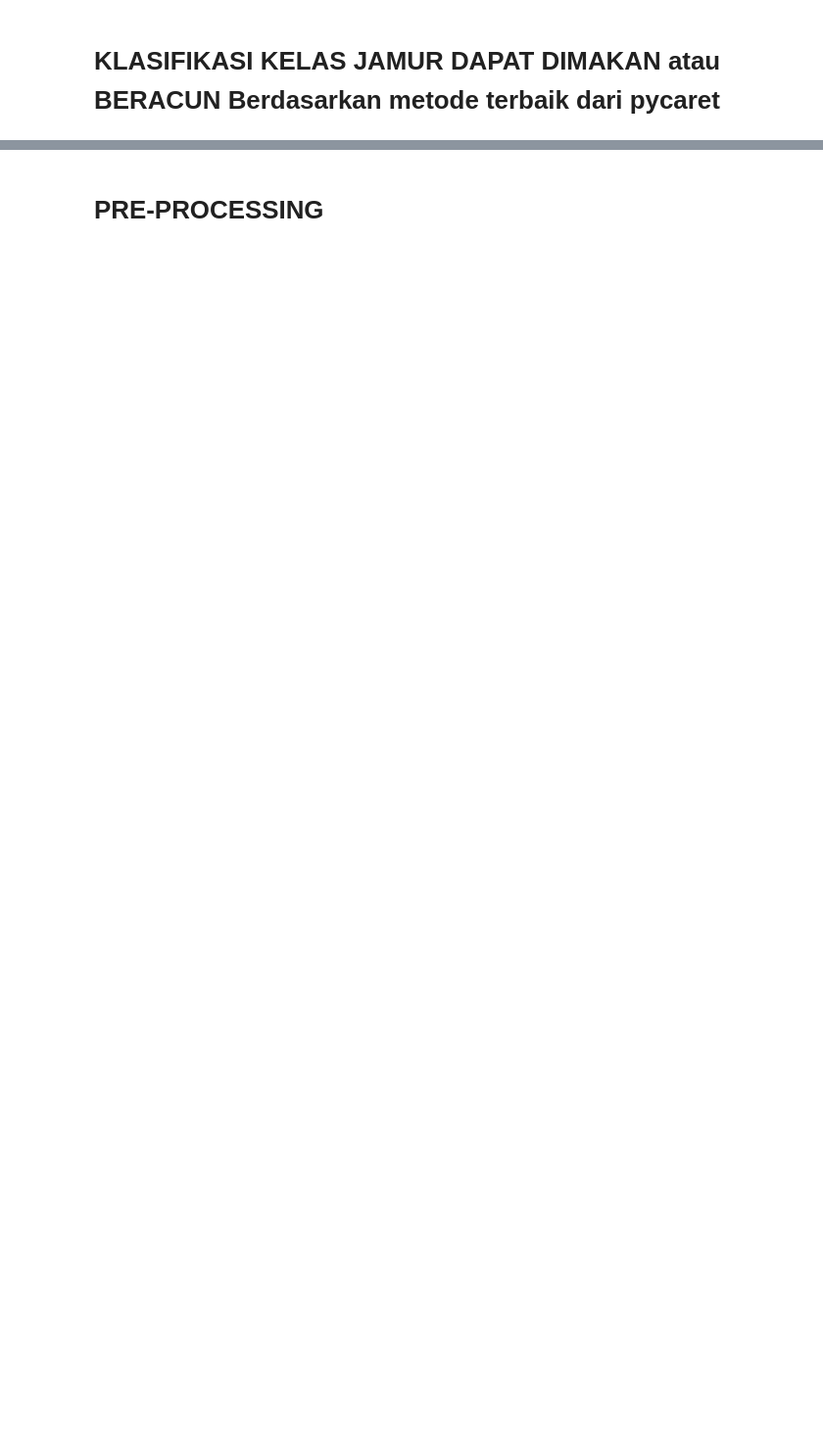
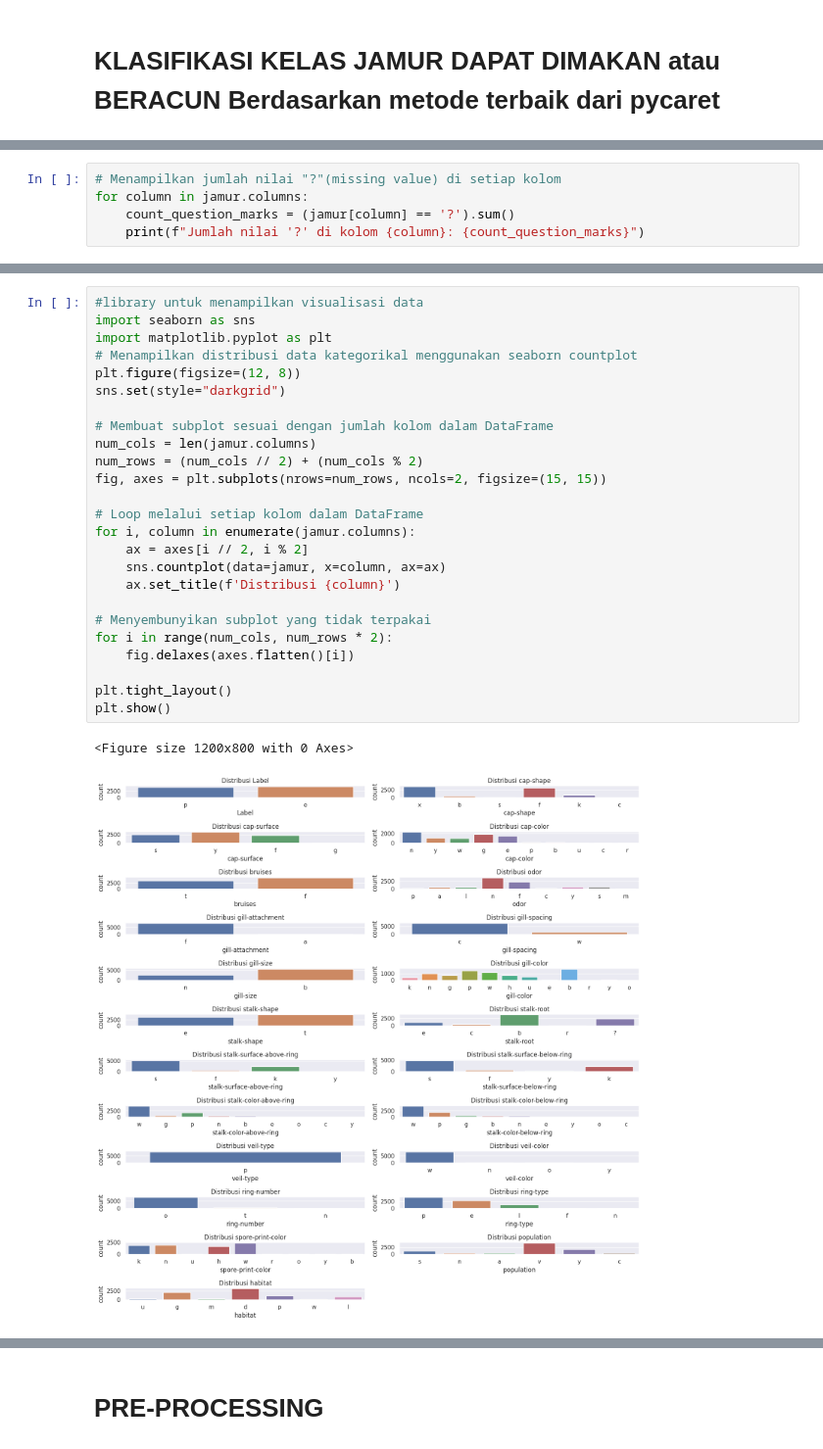
Before and after one commit to LuluatulMaknunah21-048/PSD, a Jupyter notebook: jamur.ipynb, the cells around one changed output, grey strips where cells are left out. Shown: that part at 98% size. Saved outputs shown, nothing was run; the diff lists cells and outputs as text; blank space fills up the shorter version.

```diff
--- a/jamur.ipynb
+++ b/jamur.ipynb
@@ -237,0 +241,5 @@ data yang digunakan di ambil dari website UCI REPOSITORY : https://archive.ics.u
+# %%
+# Menampilkan jumlah nilai "?"(missing value) di setiap kolom
+for column in jamur.columns:
+    count_question_marks = (jamur[column] == '?').sum()
+    print(f"Jumlah nilai '?' di kolom {column}: {count_question_marks}")
@@ -237,0 +266,28 @@ data yang digunakan di ambil dari website UCI REPOSITORY : https://archive.ics.u
+# %%
+#library untuk menampilkan visualisasi data
+import seaborn as sns
+import matplotlib.pyplot as plt
+# Menampilkan distribusi data kategorikal menggunakan seaborn countplot
+plt.figure(figsize=(12, 8))
+sns.set(style="darkgrid")
+
+# Membuat subplot sesuai dengan jumlah kolom dalam DataFrame
+num_cols = len(jamur.columns)
+num_rows = (num_cols // 2) + (num_cols % 2)
+fig, axes = plt.subplots(nrows=num_rows, ncols=2, figsize=(15, 15))
+
+# Loop melalui setiap kolom dalam DataFrame
+for i, column in enumerate(jamur.columns):
+    ax = axes[i // 2, i % 2]
+    sns.countplot(data=jamur, x=column, ax=ax)
+    ax.set_title(f'Distribusi {column}')
+
+# Menyembunyikan subplot yang tidak terpakai
+for i in range(num_cols, num_rows * 2):
+    fig.delaxes(axes.flatten()[i])
+
+plt.tight_layout()
+plt.show()
+# %% [output]
+<Figure size 1200x800 with 0 Axes>
+[figure, added]
```
Also changed, not shown: parts of 48 cells of this notebook, 1 other file.
